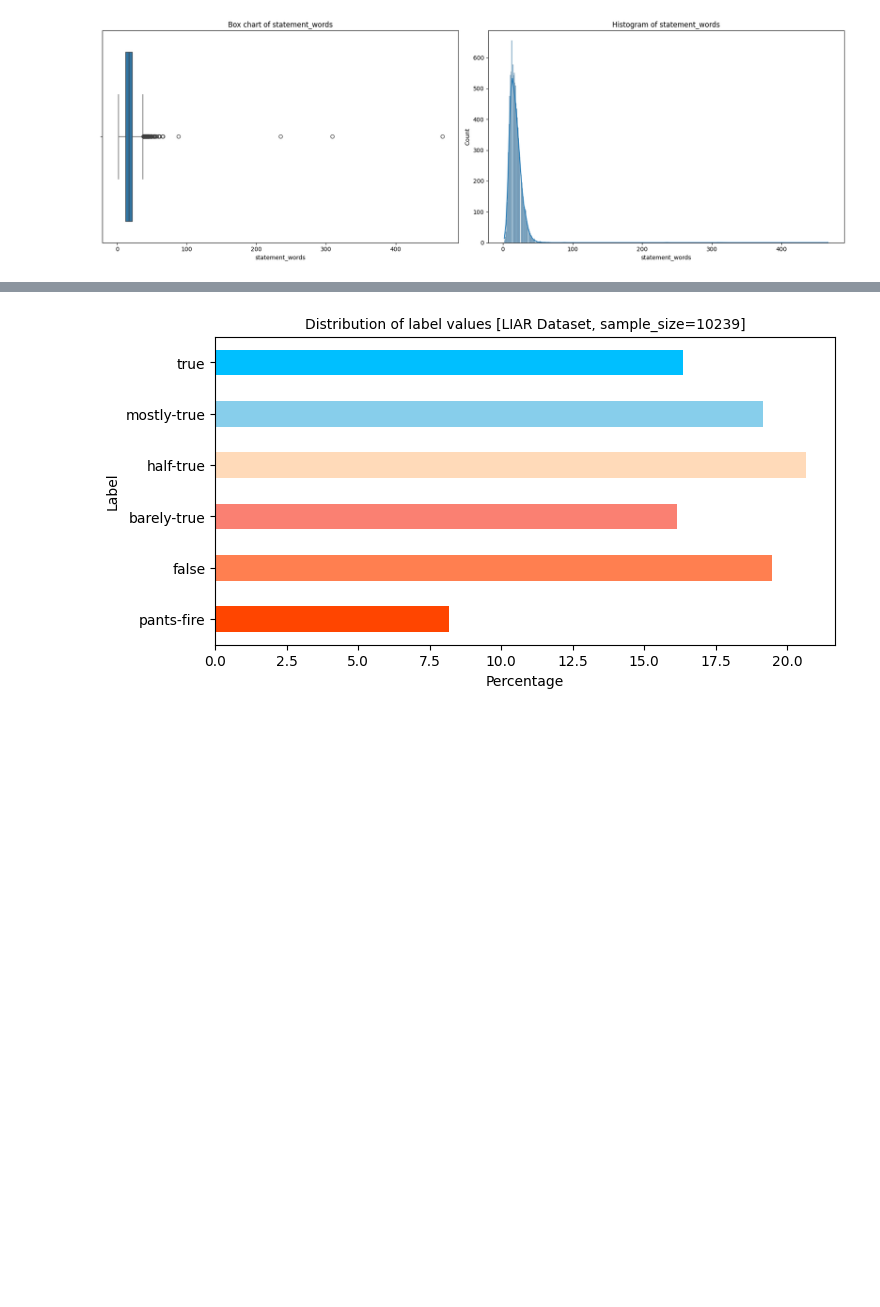
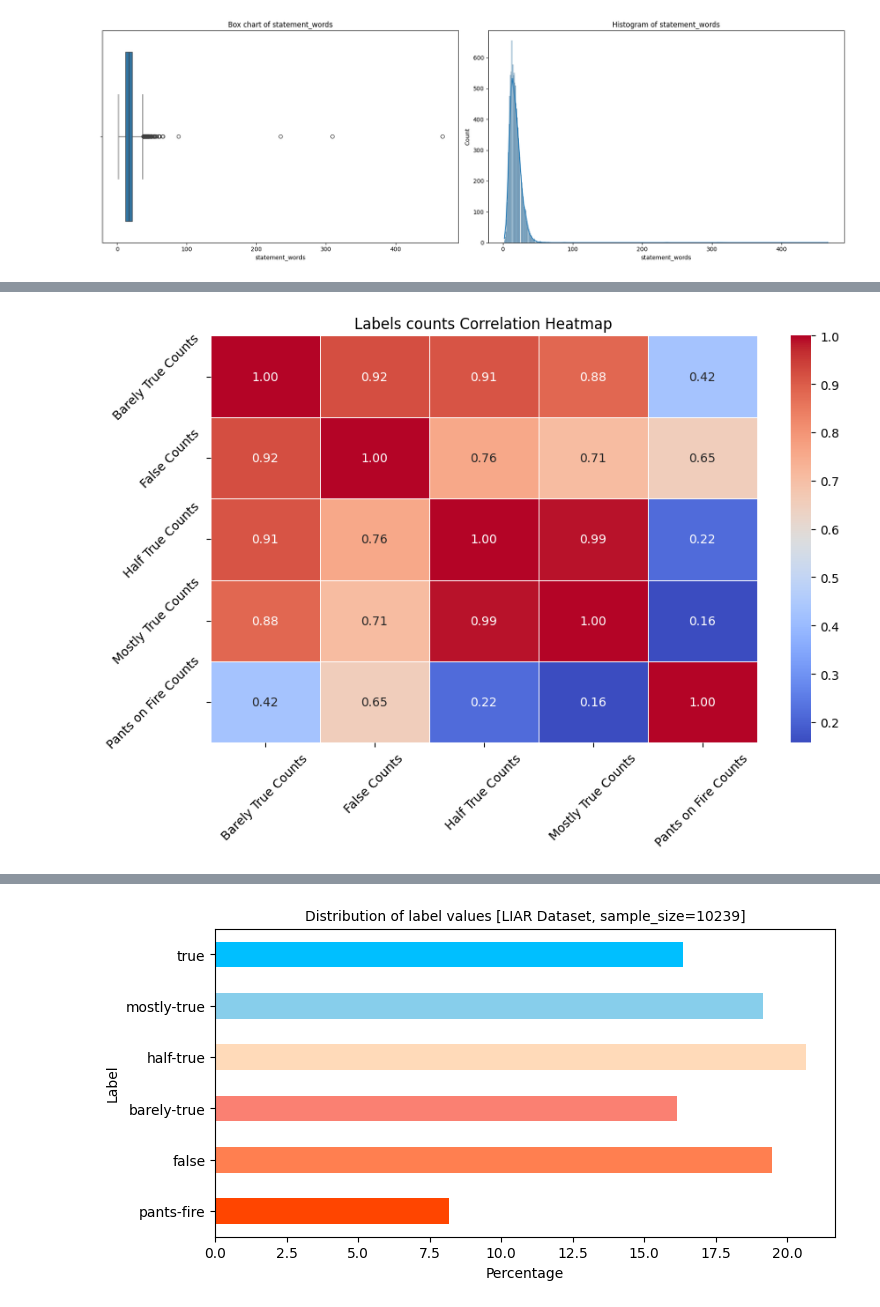
Before and after one commit to JessieLuo/AppliedMachineLearning, a Jupyter notebook: LIAR.ipynb, the cells around one changed output, grey strips where cells are left out. Saved outputs shown, nothing was run; the diff lists cells and outputs as text; code cells hidden in the pictures; blank space fills up the shorter version.

```diff
--- a/LIAR.ipynb
+++ b/LIAR.ipynb
@@ -126,0 +188,16 @@ plotbh(df_train, 'statement_words')
+# %%
+labels_count = ['Barely True Counts', 'False Counts', 'Half True Counts', 'Mostly True Counts', 'Pants on Fire Counts']
+
+# Calculate the correlation matrix
+correlation_matrix = df_train[labels_count].corr()
+
+# Create a heatmap using Seaborn
+plt.figure(figsize=(10, 6))
+sns.heatmap(correlation_matrix, annot=True, cmap='coolwarm', fmt='.2f', linewidths=0.5)
+plt.xticks(rotation=45)
+plt.yticks(rotation=45)
+plt.title('Labels counts Correlation Heatmap')
+
+plt.show()
+# %% [output]
+[figure, added]
```
Also changed, not shown: parts of 32 cells of this notebook, 2 other files.
